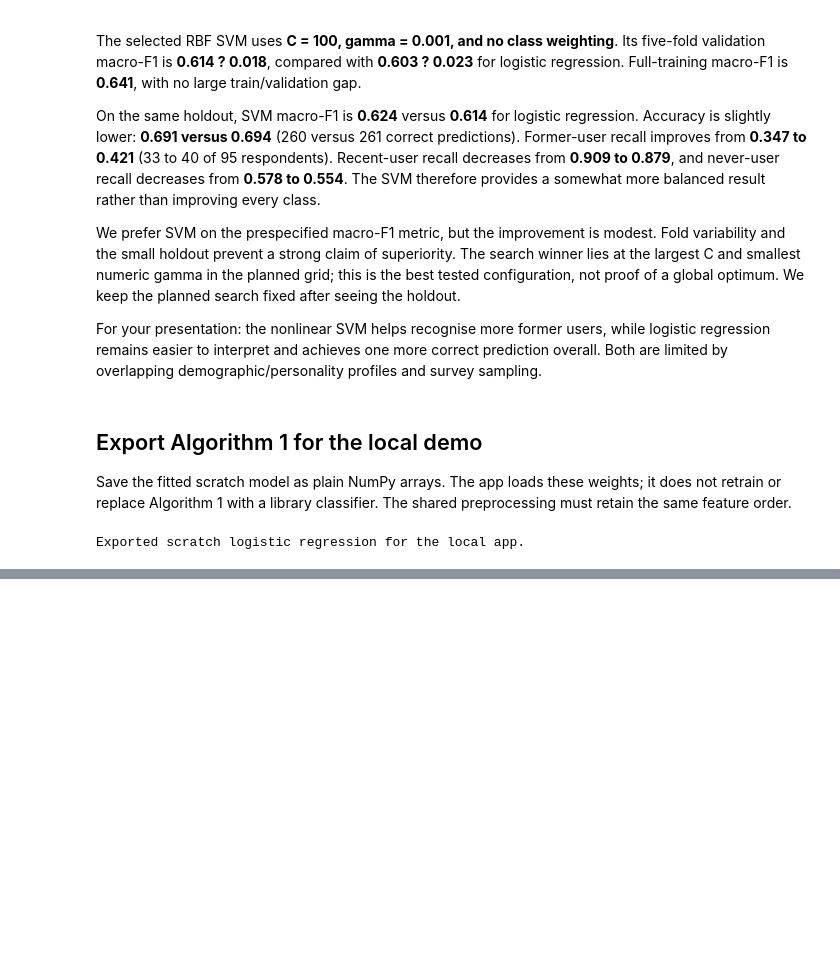
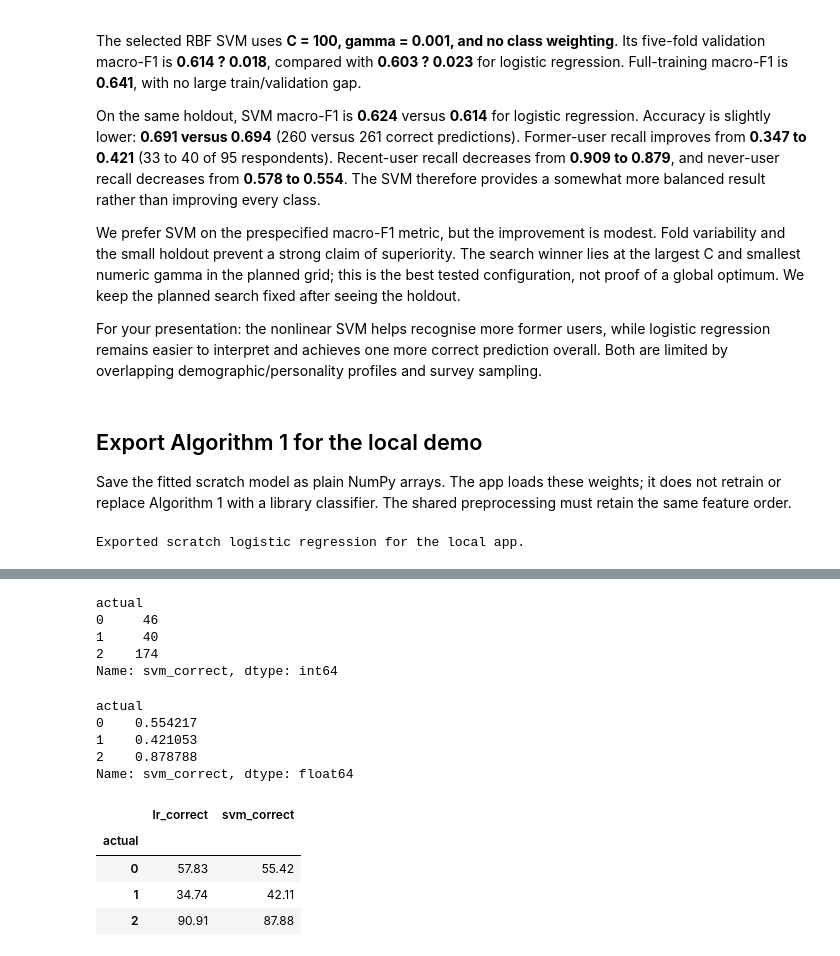
Before and after one commit to bestabhinav97/ml-final-project, a Jupyter notebook: notebooks/ML_project.ipynb, the cells around one changed output, grey strips where cells are left out. Cells and saved outputs as stored; diff of their text form; code cells hidden in the pictures; blank space fills up the shorter version.

```diff
--- a/notebooks/ML_project.ipynb
+++ b/notebooks/ML_project.ipynb
@@ -1073,0 +1195,28 @@ Exported scratch logistic regression for the local app.
+# %%
+evaluation_df.groupby("actual")["svm_correct"].sum()
+# %% [output]
+actual
+0     46
+1     40
+2    174
+Name: svm_correct, dtype: int64
+# %%
+evaluation_df.groupby("actual")["svm_correct"].mean()    #recall
+# %% [output]
+actual
+0    0.554217
+1    0.421053
+2    0.878788
+Name: svm_correct, dtype: float64
+# %%
+class_recall_df = (
+    evaluation_df.groupby("actual")[["lr_correct","svm_correct"]].mean() * 100
+)
+
+display(class_recall_df.round(2))
+# %% [output]
+|  | lr_correct | svm_correct |
+| actual |  |  |
+| 0 | 57.83 | 55.42 |
+| 1 | 34.74 | 42.11 |
+| 2 | 90.91 | 87.88 |
```
Also changed, not shown: parts of 44 cells of this notebook.
